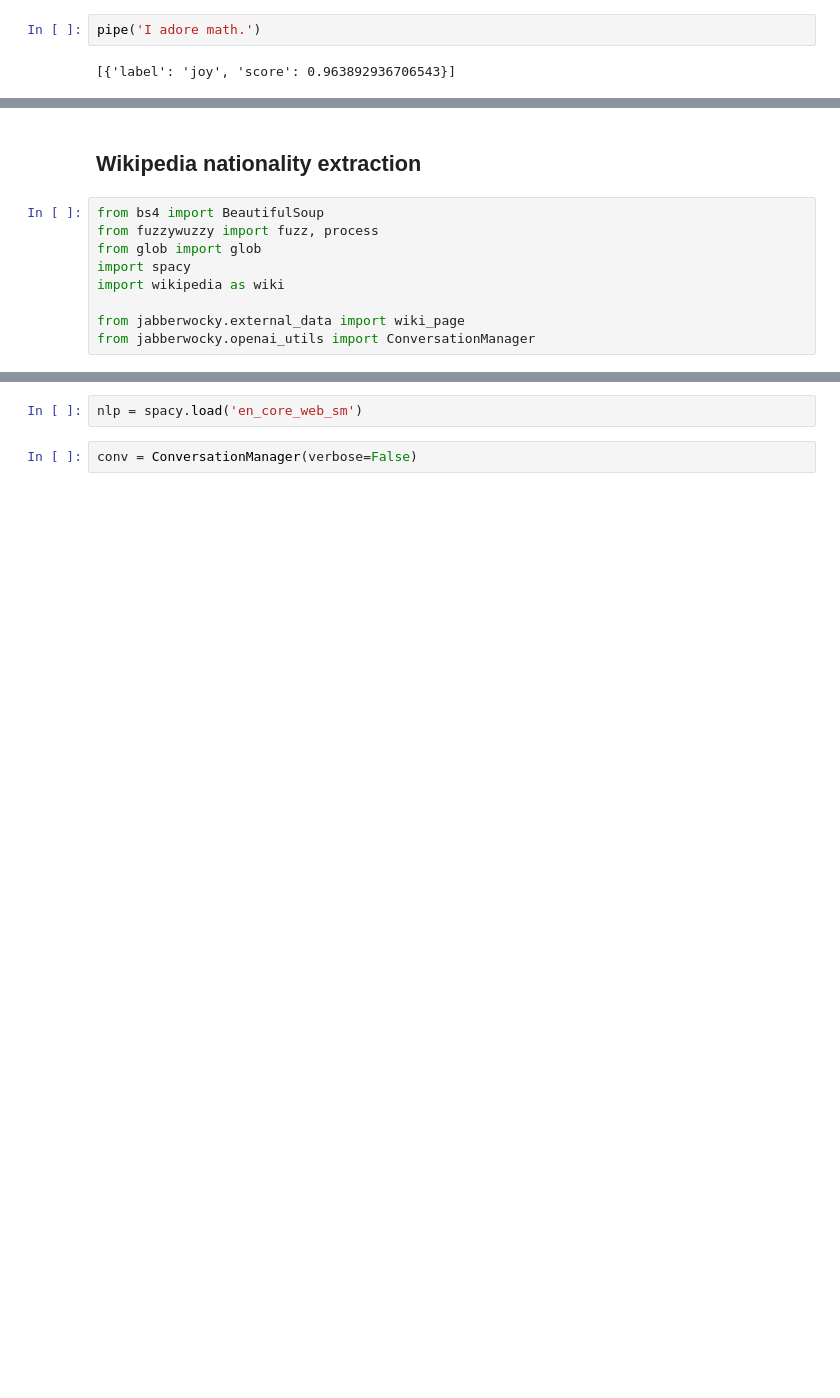
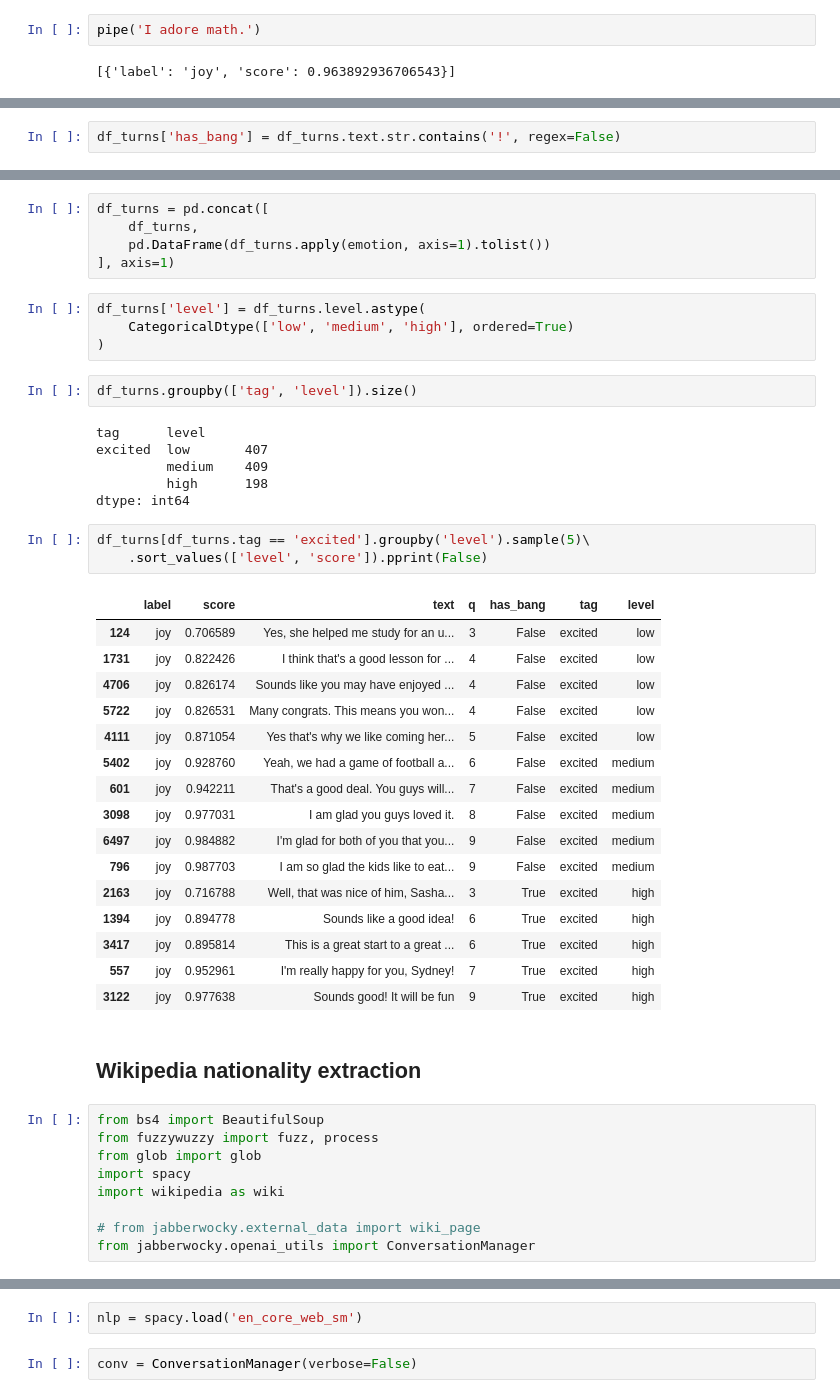
Before and after one commit to hdmamin/jabberwocky, a Jupyter notebook: notebooks/nb017-nationality-extraction-and--emotion-detection.ipynb, the cells around one changed output, grey strips where cells are left out. Cells and saved outputs as stored; diff of their text form; blank space fills up the shorter version.

```diff
--- a/notebooks/nb017-nationality-extraction-and--emotion-detection.ipynb
+++ b/notebooks/nb017-nationality-extraction-and--emotion-detection.ipynb
@@ -139,0 +347,2 @@ pipe('I adore math.')
+# %%
+df_turns['has_bang'] = df_turns.text.str.contains('!', regex=False)
@@ -140,3 +420,40 @@ pipe('I adore math.')
+# %%
+df_turns = pd.concat([
+    df_turns,
+    pd.DataFrame(df_turns.apply(emotion, axis=1).tolist())
+], axis=1)
+# %%
+df_turns['level'] = df_turns.level.astype(
+    CategoricalDtype(['low', 'medium', 'high'], ordered=True)
+)
+# %%
+df_turns.groupby(['tag', 'level']).size()
+# %% [output]
+tag      level
+excited  low       407
+         medium    409
+         high      198
+dtype: int64
+# %%
+df_turns[df_turns.tag == 'excited'].groupby('level').sample(5)\
+    .sort_values(['level', 'score']).pprint(False)
+# %% [output]
+|  | label | score | text | q | has_bang | tag | level |
+| 124 | joy | 0.706589 | Yes, she helped me study for an u... | 3 | False | excited | low |
+| 1731 | joy | 0.822426 | I think that's a good lesson for ... | 4 | False | excited | low |
+| 4706 | joy | 0.826174 | Sounds like you may have enjoyed ... | 4 | False | excited | low |
+| 5722 | joy | 0.826531 | Many congrats. This means you won... | 4 | False | excited | low |
+| 4111 | joy | 0.871054 | Yes that's why we like coming her... | 5 | False | excited | low |
+| 5402 | joy | 0.928760 | Yeah, we had a game of football a... | 6 | False | excited | medium |
+| 601 | joy | 0.942211 | That's a good deal. You guys will... | 7 | False | excited | medium |
+| 3098 | joy | 0.977031 | I am glad you guys loved it. | 8 | False | excited | medium |
+| 6497 | joy | 0.984882 | I'm glad for both of you that you... | 9 | False | excited | medium |
+| 796 | joy | 0.987703 | I am so glad the kids like to eat... | 9 | False | excited | medium |
+| 2163 | joy | 0.716788 | Well, that was nice of him, Sasha... | 3 | True | excited | high |
+| 1394 | joy | 0.894778 | Sounds like a good idea! | 6 | True | excited | high |
+| 3417 | joy | 0.895814 | This is a great start to a great ... | 6 | True | excited | high |
+| 557 | joy | 0.952961 | I'm really happy for you, Sydney! | 7 | True | excited | high |
+| 3122 | joy | 0.977638 | Sounds good! It will be fun | 9 | True | excited | high |
 # %% [markdown]
 ## Wikipedia nationality extraction
 # %%
@@ -146,5 +463,5 @@ from glob import glob
 import spacy
 import wikipedia as wiki
 
-from jabberwocky.external_data import wiki_page
+# from jabberwocky.external_data import wiki_page
 from jabberwocky.openai_utils import ConversationManager
```
Also changed, not shown: parts of 31 cells of this notebook, 4 other files.
